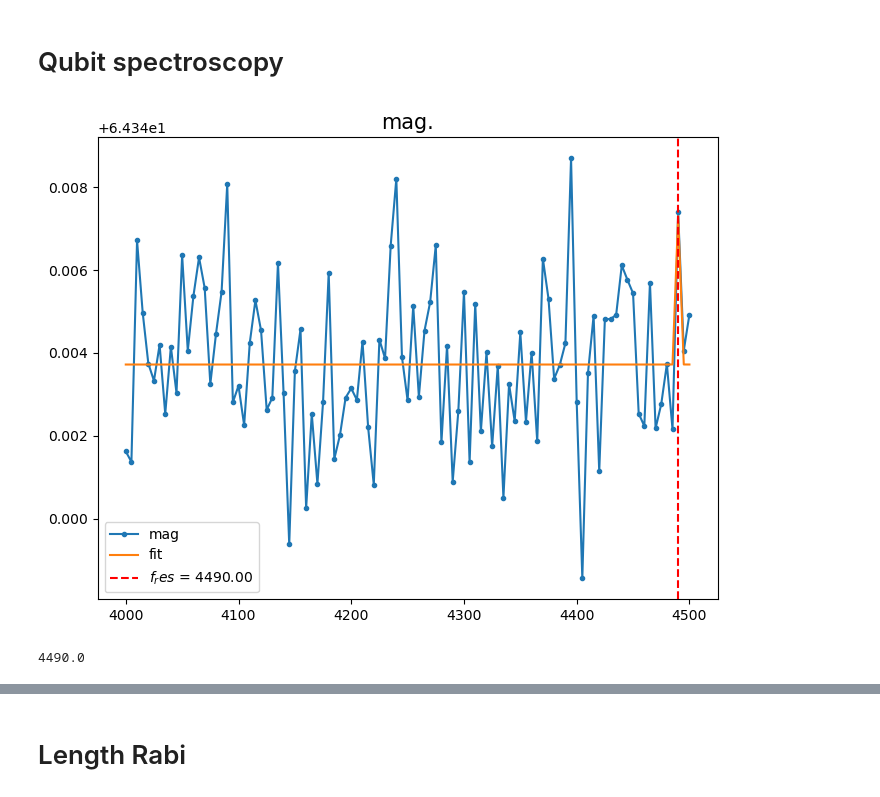
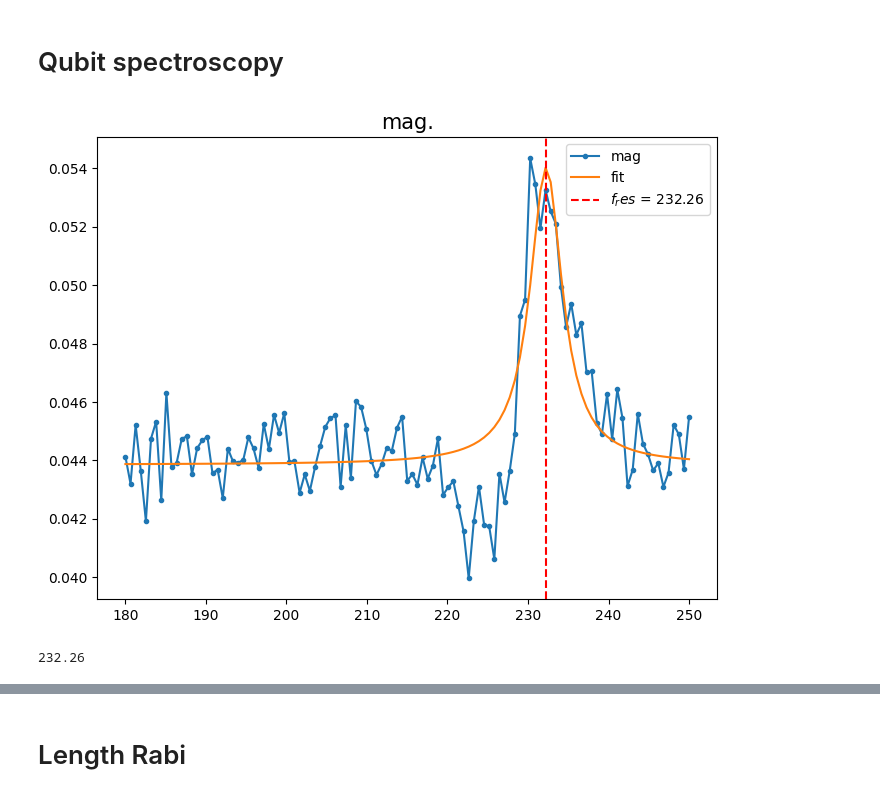
Before and after one commit to JayChien04717/tprocv2_guidemo, a Jupyter notebook: csutscrip/singlequbit_ge.ipynb, the cells around one changed output, grey strips where cells are left out. Cells and saved outputs as stored; diff of their text form; code cells hidden in the pictures.

```diff
--- a/csutscrip/singlequbit_ge.ipynb
+++ b/csutscrip/singlequbit_ge.ipynb
@@ -31,7 +25,7 @@ from qick import QickConfig
 Pyro4.config.SERIALIZER = "pickle"
 Pyro4.config.PICKLE_PROTOCOL_VERSION=4
 
-ns_host = "192.168.2.99"
+ns_host = "192.168.20.46"
 ns_port = 8888
 proxy_name = "myqick"
 
@@ -315,9 +356,9 @@ class PulseProbeSpectroscopyProgram(AveragerProgramV2):
         self.pulse(ch=cfg['res_ch'], name="res_pulse", t=0)
         self.trigger(ros=[cfg['ro_ch']], pins=[0], t=cfg['trig_time'])
 # %%
-START_FREQ = 4000 # [MHz]
-STOP_FREQ = 4500 # [MHz]
-STEPS = 101
+START_FREQ = 180 # [MHz]
+STOP_FREQ = 250 # [MHz]
+STEPS = 111
 
 config = {
     ## Sweep Params: ##
@@ -326,30 +367,30 @@ config = {
     ## Channel Params. ##
     'res_ch': 0,
     'ro_ch': 0,
-    'qubit_ch': 1,
+    'qubit_ch': 2,
 
     ## Resonator Pulse Params. ##
-    'f_res':  5000, # [MHz]
-    'res_len': 2.0, # [us]
+    'f_res':  7152, # [MHz]
+    'res_len': 3.0, # [us]
     'res_phase': 0, # [deg]
-    'res_gain':1.0, # [DAC units]
+    'res_gain':0.05, # [DAC units]
 
     ## Readout Params. ##
-    'trig_time': 0.65, # [us]
-    'ro_len': 4.0, # [us]
-    'relax_delay': 1000, # [us]
+    'trig_time': 0.5, # [us]
+    'ro_len': 3.0, # [us]
+    'relax_delay': 10, # [us]
 
     ## Qubit Params. ##
     'f_ge': QickSweep1D('freqloop', START_FREQ, STOP_FREQ), # [MHz]
-    "probe_len": 15, # [us]
-    "qubit_gain": 0.01, # [DAC units]
+    "probe_len": 1, # [us]
+    "qubit_gain": 1, # [DAC units]
      }
 # %%
-qspec=PulseProbeSpectroscopyProgram(soccfg, reps=1000, final_delay= 0.5, cfg=config)
-iq_list = qspec.acquire(soc, soft_avgs=1, progress=True)
+qspec=PulseProbeSpectroscopyProgram(soccfg, reps=50, final_delay= 0.5, cfg=config)
+iq_list = qspec.acquire(soc, soft_avgs=1000, progress=True)
 freqs = qspec.get_pulse_param('qubit_pulse', "freq", as_array=True)
 qb_spec = iq_list[0][0].dot([1,1j])
 spectrum_analyze(freqs, qb_spec)
 # %% [output]
-[figure, old version]
+[figure, new version]
-4490.0
+232.26
```
Also changed, not shown: parts of 26 cells of this notebook, 38 other files.
